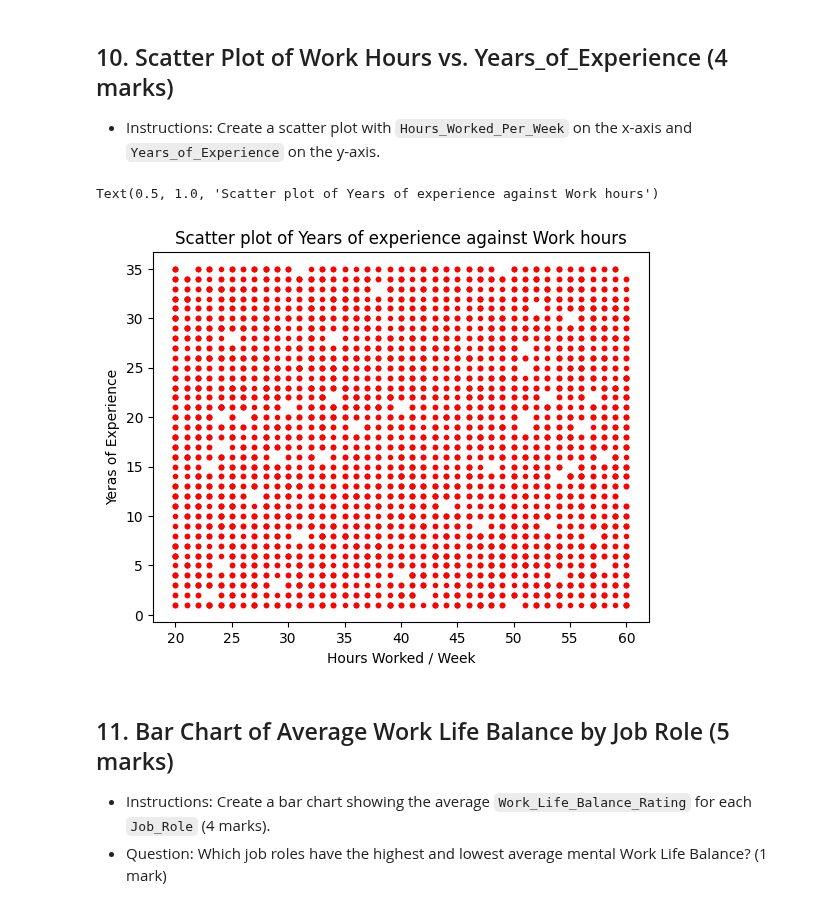
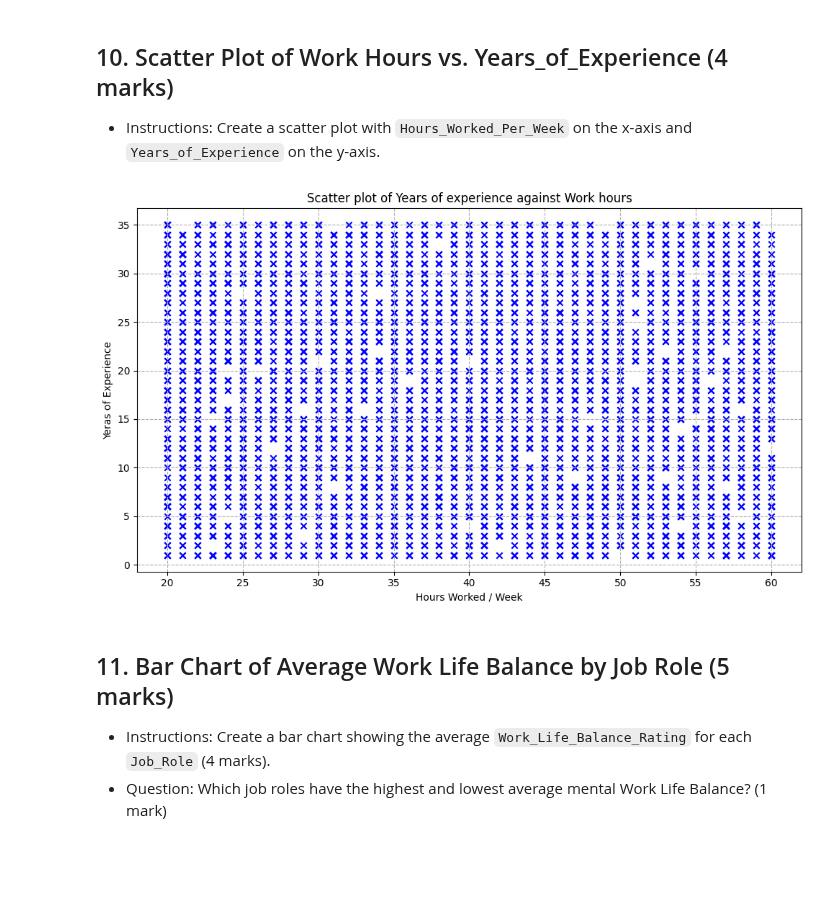
Before and after one commit to Sha-k1/Data-Analytics-Python, a Jupyter notebook: Assessment/Data_Analytics_with_Python_Assessment.ipynb, the cells around one changed output. Drawn from its saved outputs; the diff is of its cells as text; code cells hidden in the pictures; blank space fills up the shorter version.

```diff
--- a/Assessment/Data_Analytics_with_Python_Assessment.ipynb
+++ b/Assessment/Data_Analytics_with_Python_Assessment.ipynb
@@ -381,13 +381,17 @@ Text(0.5, 1.0, 'Distribution of Employee Working Hours per Week')
 - Instructions: Create a scatter plot with `Hours_Worked_Per_Week` on the x-axis and `Years_of_Experience` on the y-axis.
 # %%
 # Write code here
-plt.scatter(df.Hours_Worked_Per_Week, df.Years_of_Experience, color = "red", marker = '.')
+plt.figure(figsize = (10,6))
+plt.scatter(df.Hours_Worked_Per_Week, df.Years_of_Experience, color = "blue", marker = 'x')
+
 plt.xlabel("Hours Worked / Week")
 plt.ylabel("Yeras of Experience")
 plt.title("Scatter plot of Years of experience against Work hours")
+
+plt.grid(linestyle = '--')
+plt.tight_layout()
 # %% [output]
-Text(0.5, 1.0, 'Scatter plot of Years of experience against Work hours')
-[figure, old version]
+[figure, new version]
 # %% [markdown]
 ## 11. Bar Chart of Average Work Life Balance by Job Role (5 marks)
 - Instructions: Create a bar chart showing the average `Work_Life_Balance_Rating` for each `Job_Role` (4 marks).
```
